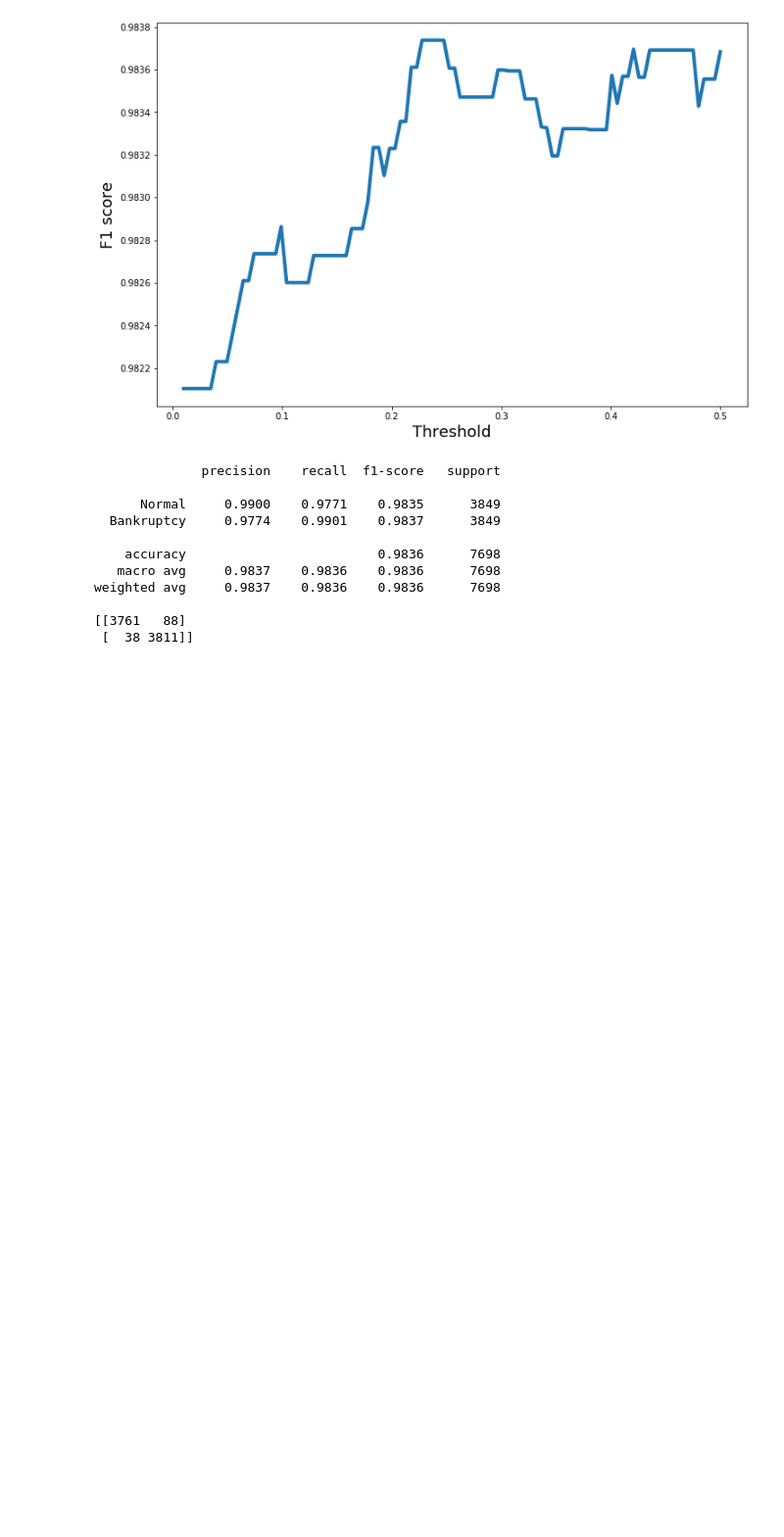
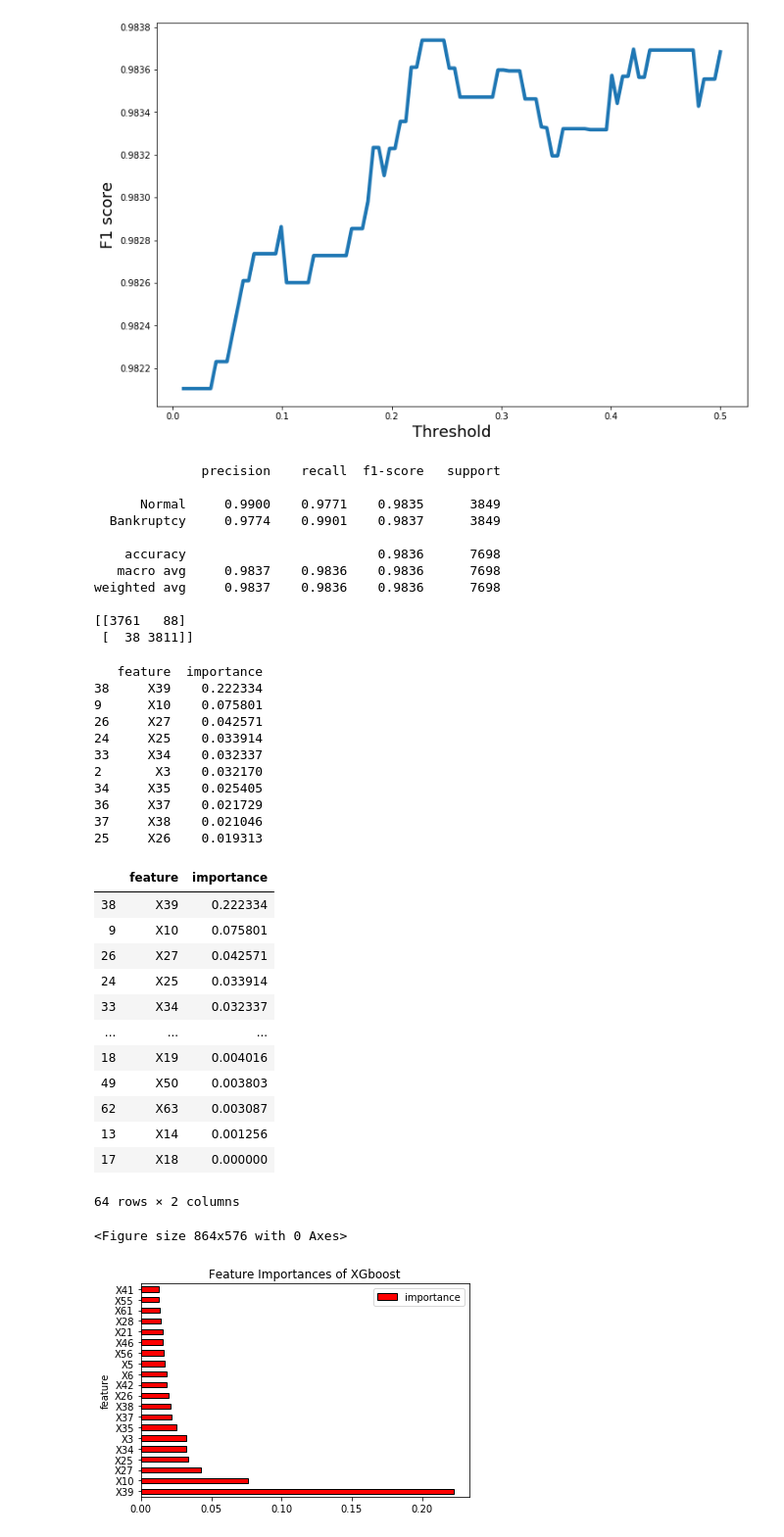
Before and after one commit to romanvoyt/diploma, a Jupyter notebook: main scripts/5th_year_modelling.ipynb, the cells around one changed output. Shown at 98% size. Saved outputs shown, nothing was run; the diff lists cells and outputs as text; code cells hidden in the pictures; blank space fills up the shorter version.

```diff
--- a/main scripts/5th_year_modelling.ipynb
+++ b/main scripts/5th_year_modelling.ipynb
@@ -513,3 +572,32 @@ weighted avg     0.9837    0.9836    0.9836      7698
 
 [[3761   88]
  [  38 3811]]
+# %%
+show_feature_importance(xgb_best, data.columns[:-1], 'XGboost')
+# %% [output]
+   feature  importance
+38     X39    0.222334
+9      X10    0.075801
+26     X27    0.042571
+24     X25    0.033914
+33     X34    0.032337
+2       X3    0.032170
+34     X35    0.025405
+36     X37    0.021729
+37     X38    0.021046
+25     X26    0.019313
+|  | feature | importance |
+| 38 | X39 | 0.222334 |
+| 9 | X10 | 0.075801 |
+| 26 | X27 | 0.042571 |
+| 24 | X25 | 0.033914 |
+| 33 | X34 | 0.032337 |
+| ... | ... | ... |
+| 18 | X19 | 0.004016 |
+| 49 | X50 | 0.003803 |
+| 62 | X63 | 0.003087 |
+| 13 | X14 | 0.001256 |
+| 17 | X18 | 0.000000 |
+64 rows × 2 columns
+<Figure size 864x576 with 0 Axes>
+[figure, added]
```
Also changed, not shown: parts of 10 cells of this notebook.
